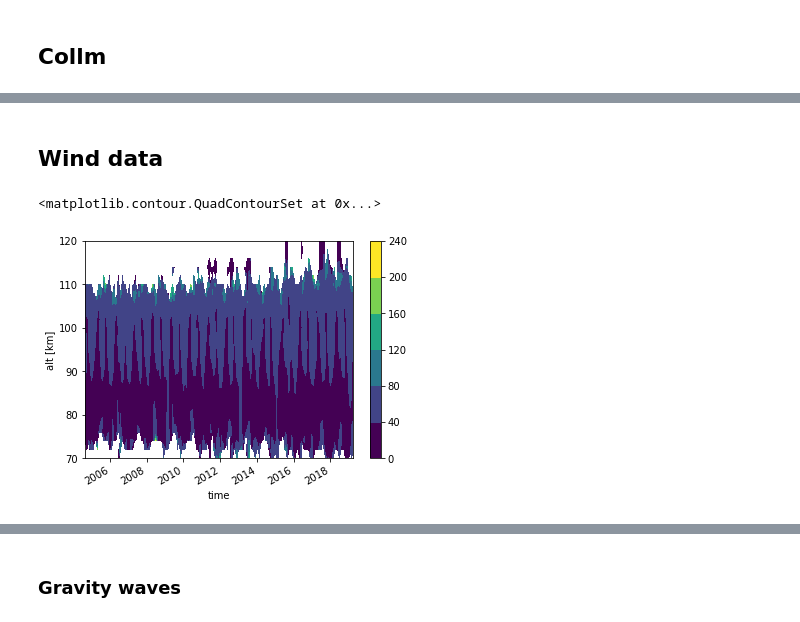
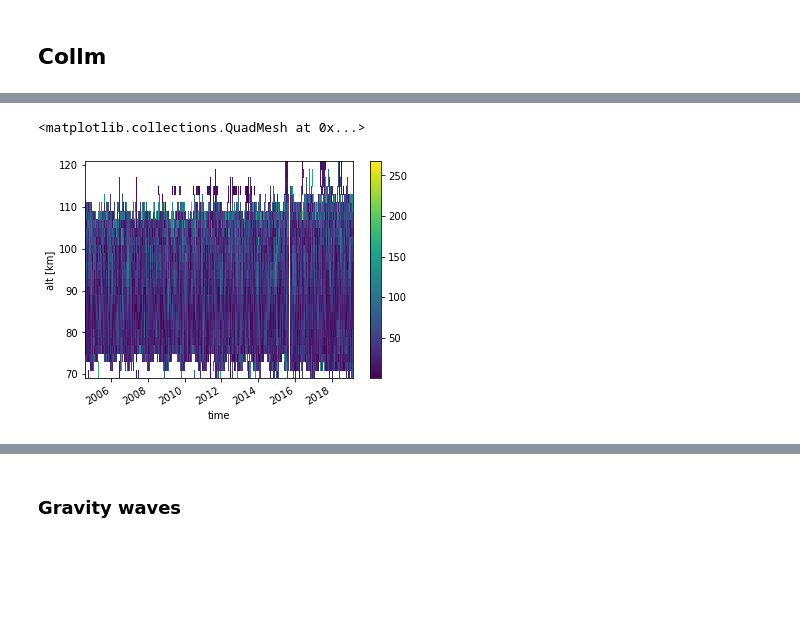
Before and after one commit to VACILT/trends_project, a Jupyter notebook: data_introduction_jason.ipynb, the cells around one changed output, grey strips where cells are left out. Cells and saved outputs as stored; diff of their text form; code cells hidden in the pictures; blank space fills up the shorter version.

```diff
--- a/data_introduction_jason.ipynb
+++ b/data_introduction_jason.ipynb
@@ -20,0 +46,15 @@ stat_ls = {'Col': [ '2004-08-01', '2019-03-06']}
+# %%
+def read_group(gruppe,loc):
+    station = loc#ersten Buchstaben bitte bitte groß schreiben
+    infiles = f'{root_path}{station}/Meteor_radar_{station}_GW_*.h5'
+    ds = xr.open_mfdataset(infiles, concat_dim = 'phony_dim_6', group = gruppe, combine='nested', parallel = True)
+    ds = ds.rename({'phony_dim_6': 'time', 'phony_dim_7': 'alt'})
+    ds['alt'] = alt
+    ds['alt'].attrs['units'] = 'km'
+    # change time range according to meteor radar station
+    ds['time'] = pd.date_range(start = '2004-08-01', end = '2019-03-06', periods = ds.time.shape[0])
+    return ds
+# %%
+def read_var(gruppe, var):
+        varout = gruppe[var]
+        return varout
@@ -20,0 +63,3 @@ stat_ls = {'Col': [ '2004-08-01', '2019-03-06']}
+# %%
+def hwind(u,v):
+    return np.sqrt(u**2+v**2)
@@ -75,2 +80,0 @@ Data variables:
-# %% [markdown]
-## Wind data
@@ -84,6 +81,13 @@ wind_monthly=wind.resample(time='1M').mean('time')
+# %%
+ds_col= read_group('wind','Col')
+u_col = read_var(ds_col,'u')
+v_col = read_var(ds_col,'v')
+hwind_col = hwind(u_col,v_col)
+hwind_ano_col=anomalie('month',hwind_col)
+hwind_col_monthly = time_mean('M',hwind_col)
 # %%
 
-wind_monthly.plot.contourf(x='time',robust= False)
+hwind_col.plot(x='time')
 # %% [output]
-<matplotlib.contour.QuadContourSet at 0x...>
+<matplotlib.collections.QuadMesh at 0x...>
-[figure, old version]
+[figure, new version]
```
Also changed, not shown: parts of 28 cells of this notebook.
